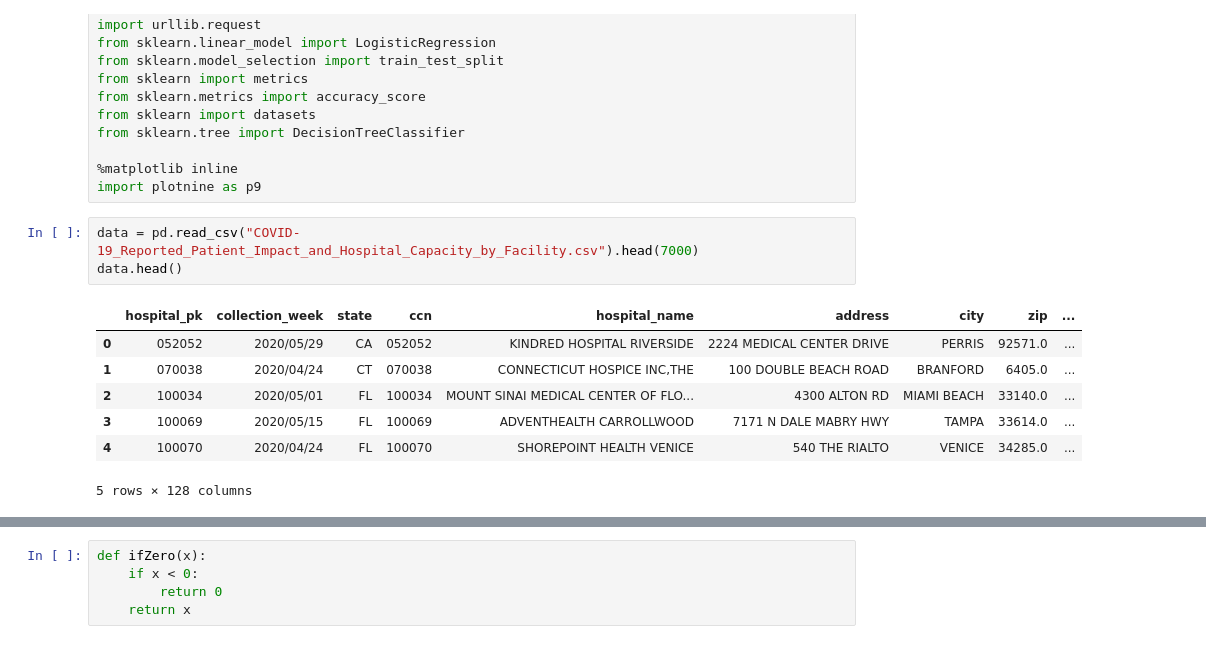
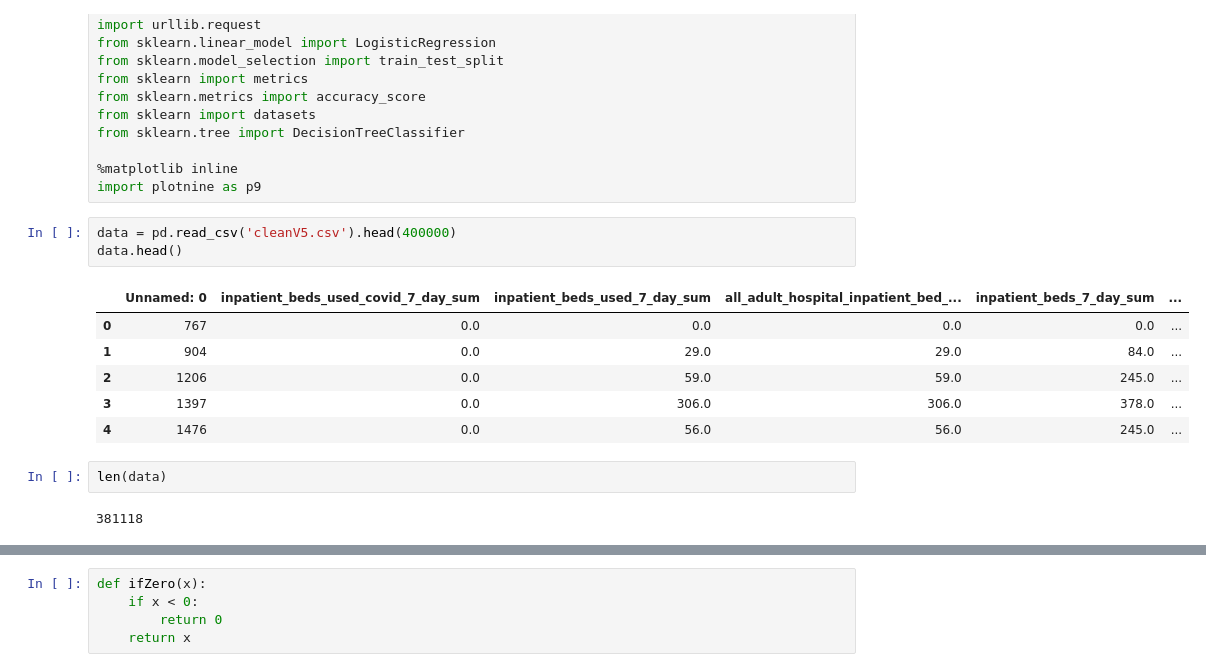
Before and after one commit to Vespacian/Analysis-of-COVID-19, a Jupyter notebook: bootstrap.ipynb, the cells around one changed output, grey strips where cells are left out. Cells and saved outputs as stored; diff of their text form.

```diff
--- a/bootstrap.ipynb
+++ b/bootstrap.ipynb
@@ -15,13 +15,16 @@ from sklearn.tree import DecisionTreeClassifier
 %matplotlib inline
 import plotnine as p9
 # %%
-data = pd.read_csv("COVID-19_Reported_Patient_Impact_and_Hospital_Capacity_by_Facility.csv").head(7000)
+data = pd.read_csv('cleanV5.csv').head(400000)
 data.head()
 # %% [output]
-|  | hospital_pk | collection_week | state | ccn | hospital_name | address | city | zip | ... |
-| 0 | 052052 | 2020/05/29 | CA | 052052 | KINDRED HOSPITAL RIVERSIDE | 2224 MEDICAL CENTER DRIVE | PERRIS | 92571.0 | ... |
-| 1 | 070038 | 2020/04/24 | CT | 070038 | CONNECTICUT HOSPICE INC,THE | 100 DOUBLE BEACH ROAD | BRANFORD | 6405.0 | ... |
-| 2 | 100034 | 2020/05/01 | FL | 100034 | MOUNT SINAI MEDICAL CENTER OF FLO... | 4300 ALTON RD | MIAMI BEACH | 33140.0 | ... |
-| 3 | 100069 | 2020/05/15 | FL | 100069 | ADVENTHEALTH CARROLLWOOD | 7171 N DALE MABRY HWY | TAMPA | 33614.0 | ... |
-| 4 | 100070 | 2020/04/24 | FL | 100070 | SHOREPOINT HEALTH VENICE | 540 THE RIALTO | VENICE | 34285.0 | ... |
+|  | Unnamed: 0 | inpatient_beds_used_covid_7_day_sum | inpatient_beds_used_7_day_sum | all_adult_hospital_inpatient_bed_... | inpatient_beds_7_day_sum | ... |
+| 0 | 767 | 0.0 | 0.0 | 0.0 | 0.0 | ... |
+| 1 | 904 | 0.0 | 29.0 | 29.0 | 84.0 | ... |
+| 2 | 1206 | 0.0 | 59.0 | 59.0 | 245.0 | ... |
+| 3 | 1397 | 0.0 | 306.0 | 306.0 | 378.0 | ... |
+| 4 | 1476 | 0.0 | 56.0 | 56.0 | 245.0 | ... |
-5 rows × 128 columns
+# %%
+len(data)
+# %% [output]
+381118
```
Also changed, not shown: parts of 6 cells of this notebook.
